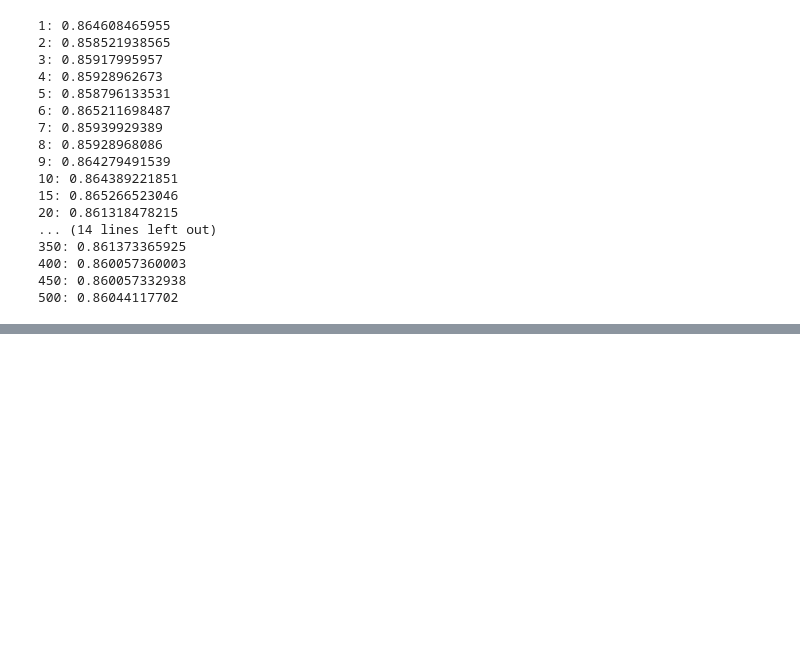
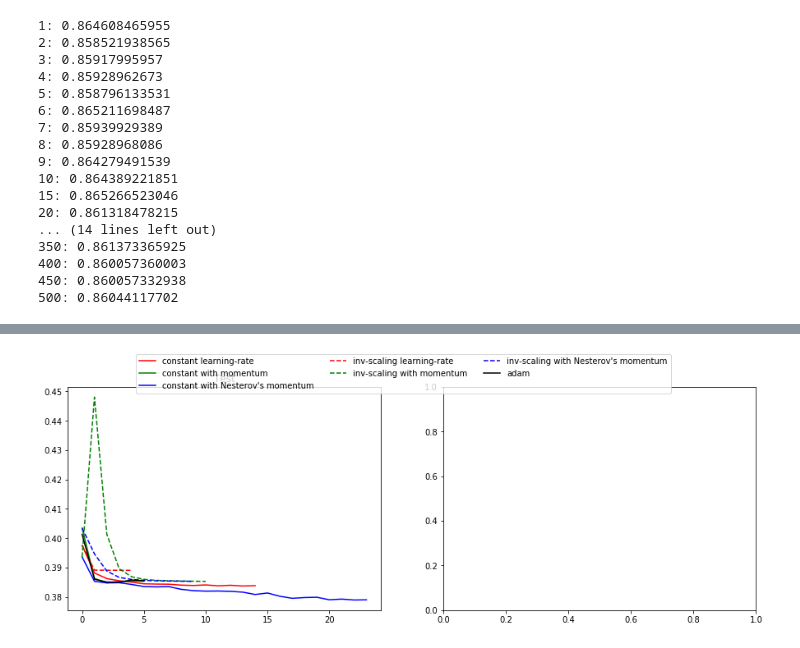
Before and after one commit to PhilipBale/CS7641-Graduate-ML, a Jupyter notebook: assignment1/code/Decision Trees.ipynb, the cells around one changed output, grey strips where cells are left out. Drawn from its saved outputs; the diff is of its cells as text; code cells hidden in the pictures; blank space fills up the shorter version.

```diff
--- a/assignment1/code/Decision Trees.ipynb
+++ b/assignment1/code/Decision Trees.ipynb
@@ -117,12 +117,12 @@ df = df.dropna()
 sample = df.sample(n=10000)
 # print(df[:100])
 
-x = df.loc[:, df_x]
+X = df.loc[:, df_x]
 y = df.loc[:, df_y]
 print(df.size)
 
 print(df_x)
-x_train, x_test, y_train, y_test = train_test_split(x, y, test_size=0.3, random_state=0)
+x_train, x_test, y_train, y_test = train_test_split(X, y, test_size=0.3, random_state=0)
 # %% [output]
 127652
 ['naics_2007_us_code', 'wage_offer_unit_of_pay_9089', 'country_of_citzenship', 'employer_state', 'employer_state', 'pw_level_9089']
@@ -185,0 +199,67 @@ clf.predict_proba(iris.data[:1, :])
+# %%
+import matplotlib.pyplot as plt
+from sklearn.neural_network import MLPClassifier
+from sklearn.preprocessing import MinMaxScaler
+from sklearn import datasets
+
+# different learning rate schedules and momentum parameters
+params = [{'solver': 'sgd', 'learning_rate': 'constant', 'momentum': 0,
+           'learning_rate_init': 0.2},
+          {'solver': 'sgd', 'learning_rate': 'constant', 'momentum': .9,
+           'nesterovs_momentum': False, 'learning_rate_init': 0.2},
+          {'solver': 'sgd', 'learning_rate': 'constant', 'momentum': .9,
+           'nesterovs_momentum': True, 'learning_rate_init': 0.2},
+          {'solver': 'sgd', 'learning_rate': 'invscaling', 'momentum': 0,
+           'learning_rate_init': 0.2},
+          {'solver': 'sgd', 'learning_rate': 'invscaling', 'momentum': .9,
+           'nesterovs_momentum': True, 'learning_rate_init': 0.2},
+          {'solver': 'sgd', 'learning_rate': 'invscaling', 'momentum': .9,
+           'nesterovs_momentum': False, 'learning_rate_init': 0.2},
+          {'solver': 'adam', 'learning_rate_init': 0.01}]
+
+labels = ["constant learning-rate", "constant with momentum",
+          "constant with Nesterov's momentum",
+          "inv-scaling learning-rate", "inv-scaling with momentum",
+          "inv-scaling with Nesterov's momentum", "adam"]
+
+plot_args = [{'c': 'red', 'linestyle': '-'},
+             {'c': 'green', 'linestyle': '-'},
+             {'c': 'blue', 'linestyle': '-'},
+             {'c': 'red', 'linestyle': '--'},
+             {'c': 'green', 'linestyle': '--'},
+             {'c': 'blue', 'linestyle': '--'},
+             {'c': 'black', 'linestyle': '-'}]
+
+
+def plot_on_dataset(X, y, ax, name):
+    # for each dataset, plot learning for each learning strategy
+    print("\nlearning on dataset %s" % name)
+    ax.set_title(name)
+    X = MinMaxScaler().fit_transform(X)
+    mlps = []
+    if name == "digits":
+        # digits is larger but converges fairly quickly
+        max_iter = 15
+    else:
+        max_iter = 400
+
+    for label, param in zip(labels, params):
+        print("training: %s" % label)
+        mlp = MLPClassifier(verbose=0, random_state=0,
+                            max_iter=max_iter, **param)
+        mlp.fit(X, y)
+        mlps.append(mlp)
+        print("Training set score: %f" % mlp.score(X, y))
+        print("Training set loss: %f" % mlp.loss_)
+    for mlp, label, args in zip(mlps, labels, plot_args):
+            ax.plot(mlp.loss_curve_, label=label, **args)
+
+
+fig, axes = plt.subplots(1, 2, figsize=(15, 5))
+# load / generate some toy datasets
+
+plot_on_dataset(X, y, axes.ravel()[0], 'Test')
+
+fig.legend(ax.get_lines(), labels, ncol=3, loc="upper center")
+plt.show()
+# %% [output]
@@ -185,0 +283 @@ clf.predict_proba(iris.data[:1, :])
+[figure, added]
```
Also changed, not shown: parts of 6 cells of this notebook.
